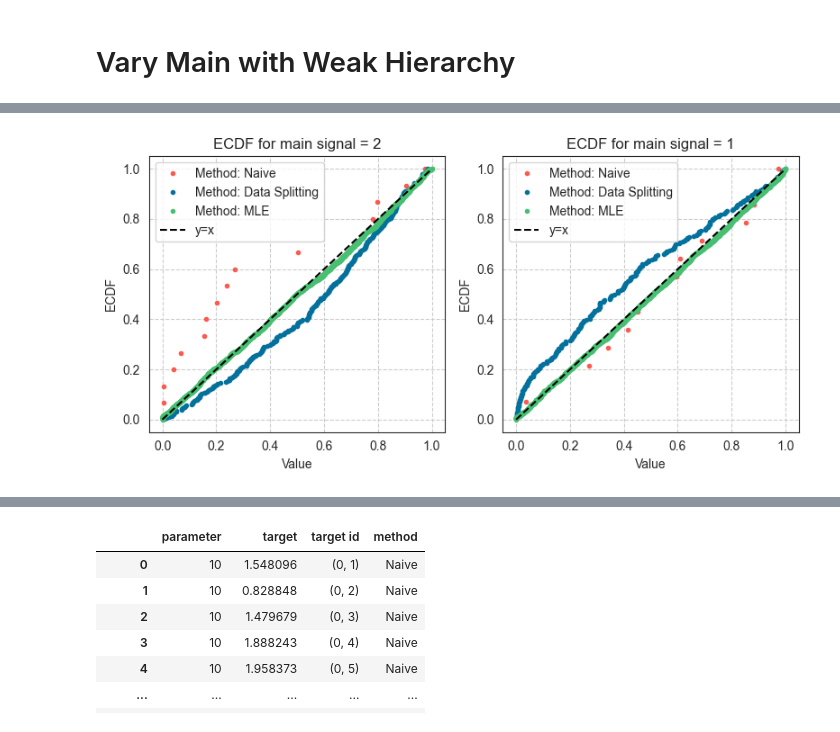
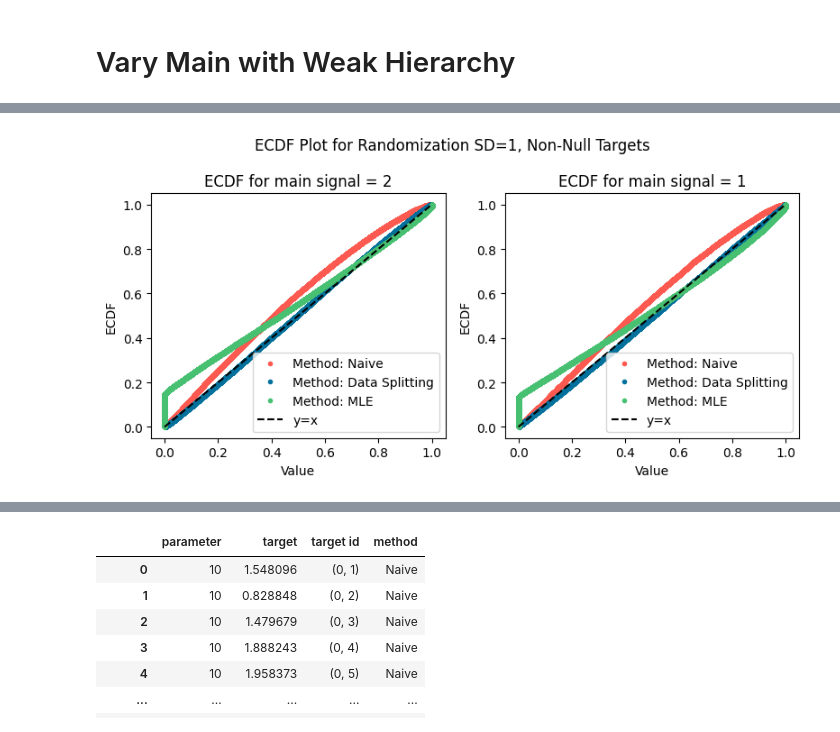
Before and after one commit to yiling-h/SI-Interaction, a Jupyter notebook: selectinf/Simulation/H1/Results/main/plotting.ipynb, the cells around one changed output, grey strips where cells are left out. Cells and saved outputs as stored; diff of their text form; code cells hidden in the pictures.

```diff
--- a/selectinf/Simulation/H1/Results/main/plotting.ipynb
+++ b/selectinf/Simulation/H1/Results/main/plotting.ipynb
@@ -35,20 +40,20 @@ def calculate_thresholded_power(pivot, targets, level, threshold=0.05):
 # %% [markdown]
 # Vary Main with Weak Hierarchy
 # %%
-dir_list_wh1_5 = ['results0_40_wh1.5.pkl', 'results40_80_wh1.5.pkl',
-               'results80_120_wh1.5.pkl', 'results120_160_wh1.5.pkl',
-               'results160_200_wh1.5.pkl', 'results200_240_wh1.5.pkl',
-               'results240_280_wh1.5.pkl', 'results280_320_wh1.5.pkl'
+dir_list_wh1_5 = ['results0_80_wh1.5.pkl', 'results80_160_wh1.5.pkl',
+               'results160_240_wh1.5.pkl', 'results240_320_wh1.5.pkl',
+               'results320_400_wh1.5.pkl', 'results400_480_wh1.5.pkl',
+               'results480_560_wh1.5.pkl', 'results560_640_wh1.5.pkl'
                ]
-"""dir_list_wh1 = ['results0_20_wh1.0.pkl', 'results20_40_wh1.0.pkl',
-               'results40_60_wh1.0.pkl', 'results60_80_wh1.0.pkl',
-               'results80_100_wh1.0.pkl', 'results100_120_wh1.0.pkl',
-               'results120_140_wh1.0.pkl', 'results140_160_wh1.0.pkl'
+dir_list_wh1 = ['results0_80_wh1.0.pkl', 'results80_160_wh1.0.pkl',
+               'results160_240_wh1.0.pkl', 'results240_320_wh1.0.pkl',
+               'results320_400_wh1.0.pkl', 'results400_480_wh1.0.pkl',
+               'results480_560_wh1.0.pkl', 'results560_640_wh1.0.pkl'
                ]
-dir_list_wh2_5 = ['results0_20_wh2.5.pkl', 'results20_40_wh2.5.pkl',
-               'results40_60_wh2.5.pkl', 'results60_80_wh2.5.pkl',
-               'results80_100_wh2.5.pkl', 'results100_120_wh2.5.pkl',
-               'results120_140_wh2.5.pkl', 'results140_160_wh2.5.pkl'
-               ]"""
+dir_list_wh2_5 = ['results0_80_wh2.5.pkl', 'results80_160_wh2.5.pkl',
+               'results160_240_wh2.5.pkl', 'results240_320_wh2.5.pkl',
+               'results320_400_wh2.5.pkl', 'results400_480_wh2.5.pkl',
+               'results480_560_wh2.5.pkl', 'results560_640_wh2.5.pkl'
+               ]
 #dir_list_wh = ['results0_40_wh.pkl']
 #dir_list_wh = ['results0_20_wh1.5.pkl']
@@ -87,4 +100,8 @@ pd.DataFrame(oper_char)
 # %%
-pvals_all = combine_nested_lists(pvals)
+pvals_all1 = combine_nested_lists(pvals1)
+pvals_all1_5 = combine_nested_lists(pvals1_5)
+pvals_all2_5 = combine_nested_lists(pvals2_5)
 # %%
-targets_all = combine_lists(targets)
+targets_all1 = combine_lists(targets1)
+targets_all1_5 = combine_lists(targets1_5)
+targets_all2_5 = combine_lists(targets2_5)
@@ -147,4 +118,8 @@ filtered_dict = filter_pval_dict(pvals_all, targets_all, threshold = 0.1)
 # %%
-plot_ecdfs(filtered_dict, xaxis="main signal")
+## Plotting dict: SNR - Method - List of pvals
+filtered_dict = filter_pval_dict(pvals_all1, targets_all1, threshold = 0.1,
+                                 operator=ge)
+plot_ecdfs(filtered_dict, xaxis="main signal",
+           title="ECDF Plot for Randomization SD=1, Non-Null Targets")
 # %% [output]
-[figure, old version]
+[figure, new version]
```
Also changed, not shown: parts of 35 cells of this notebook, 5 other files.
